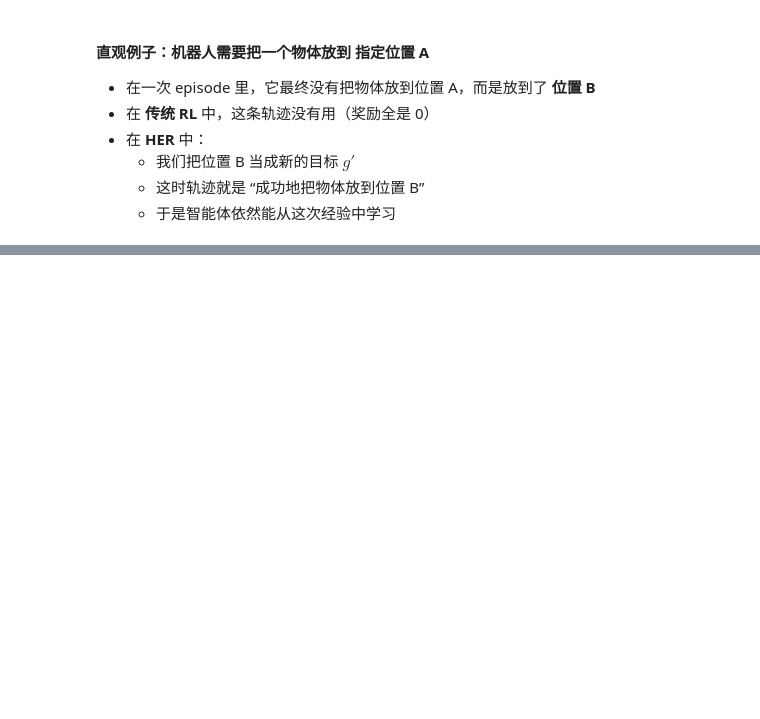
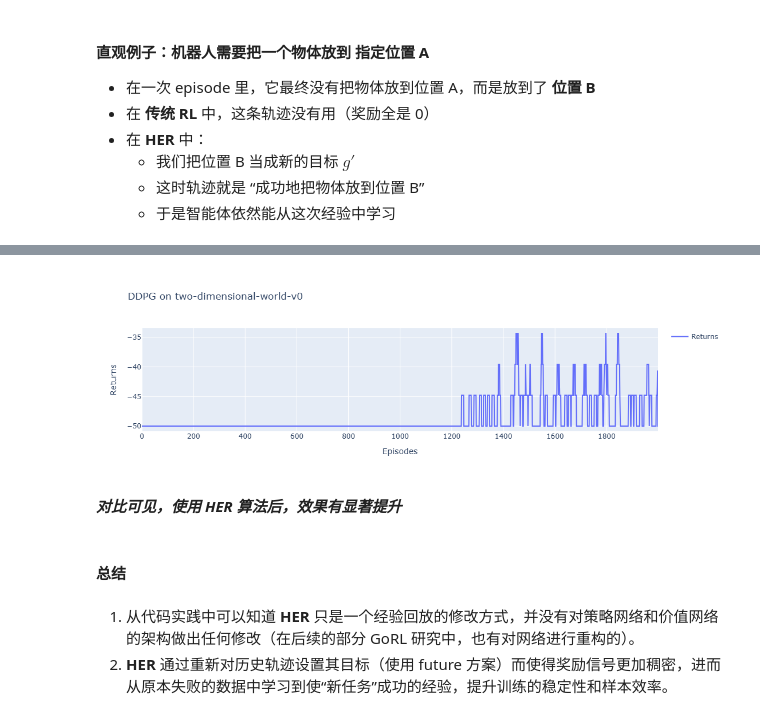
Before and after one commit to S444H/SH-RL-notes, a Jupyter notebook: RL_Advanced_Algorithms/22.目标导向的强化学习GoRL.ipynb, the cells around one changed output, grey strips where cells are left out. Cells and saved outputs as stored; diff of their text form; code cells hidden in the pictures; blank space fills up the shorter version.

```diff
--- a/RL_Advanced_Algorithms/22.目标导向的强化学习GoRL.ipynb
+++ b/RL_Advanced_Algorithms/22.目标导向的强化学习GoRL.ipynb
@@ -84,0 +445,22 @@ $$\mathbb{E}_{(s_0,g)\sim\nu_0}\left[V^\pi\left(s_0,g\right)\right]$$
+# %%
+import plotly.graph_objects as go
+import pandas as pd
+df = pd.read_csv('DDPG_two-dimensional-world-v0_mv_returns_data.csv')  # 从 CSV 文件中读取数据
+fig = go.Figure()
+fig.add_trace(go.Scatter(x=df['Episodes'], y=df['Returns'], mode='lines', name='Returns'))
+fig.update_layout(
+    title='DDPG on two-dimensional-world-v0',
+    xaxis_title='Episodes',
+    yaxis_title='Returns',
+    showlegend=True
+)
+fig.show()
+# %% [output]
+[figure, added]
+# %% [markdown]
+***对比可见，使用 HER 算法后，效果有显著提升***
+# %% [markdown]
+#### 总结
+# %% [markdown]
+1. 从代码实践中可以知道 **HER** 只是一个经验回放的修改方式，并没有对策略网络和价值网络的架构做出任何修改（在后续的部分 GoRL 研究中，也有对网络进行重构的）。
+2. **HER** 通过重新对历史轨迹设置其目标（使用 future 方案）而使得奖励信号更加稠密，进而从原本失败的数据中学习到使“新任务”成功的经验，提升训练的稳定性和样本效率。
```
Also changed, not shown: parts of 26 cells of this notebook.
